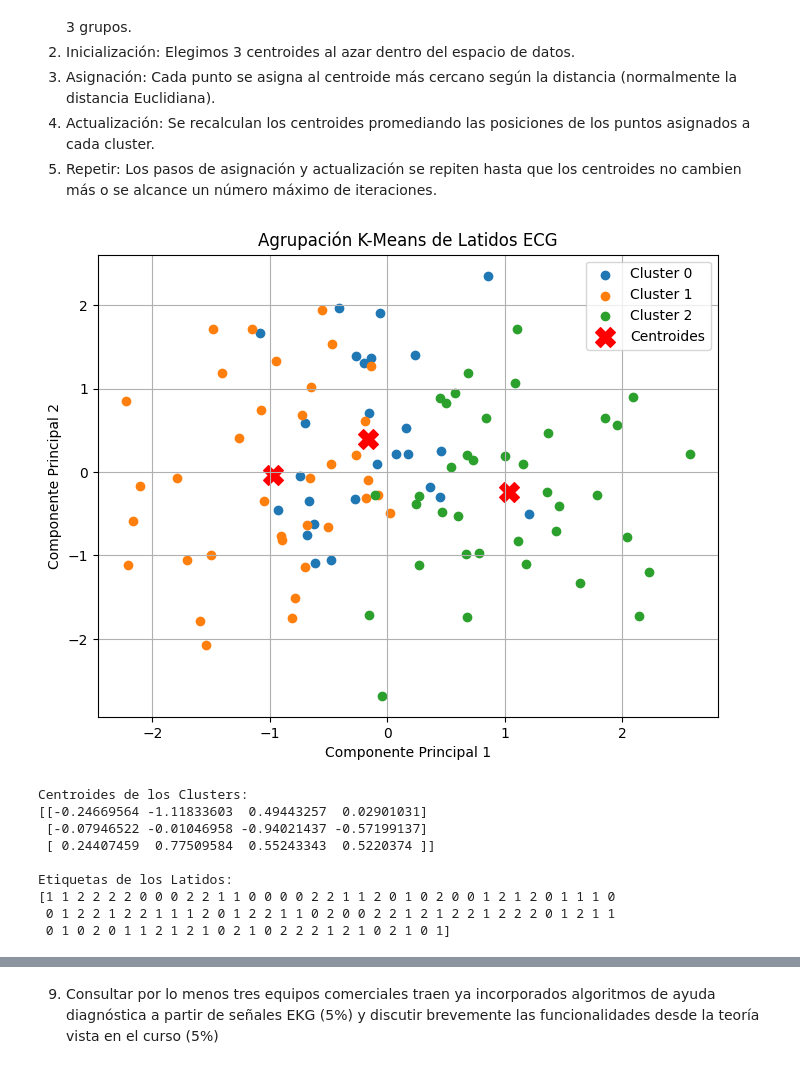
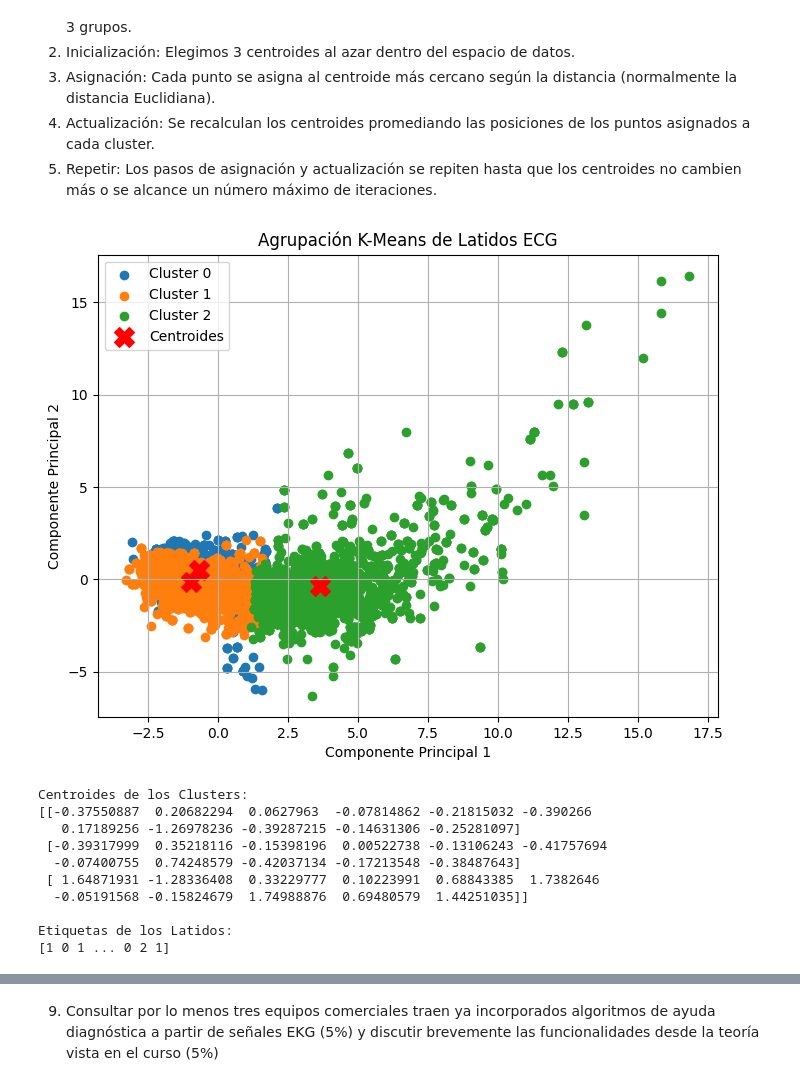
Before and after one commit to MariaOs02/LabBiosenales, a Jupyter notebook: Proyecto_4/Proyecto4.ipynb, the cells around one changed output, grey strips where cells are left out. Saved outputs shown, nothing was run; the diff lists cells and outputs as text; code cells hidden in the pictures.

```diff
--- a/Proyecto_4/Proyecto4.ipynb
+++ b/Proyecto_4/Proyecto4.ipynb
@@ -1010,7 +1025,7 @@ from sklearn.decomposition import PCA
 # Simulación de datos de ECG (Reemplaza esto con tus datos reales)
 # Suponemos que 'X' contiene las características extraídas del ECG (amplitud, duración, intervalos, etc.)
 # Ejemplo ficticio de datos: 100 muestras con 4 características (amplitud de onda P, QRS, T y duración del intervalo RR)
-X = np.random.rand(100, 4) * 100  # Datos ficticios (100 muestras, 4 características)
+# X = np.random.rand(100, 4) * 100  # Datos ficticios (100 muestras, 4 características)
 
 # Escalado de datos para normalizar las características
 scaler = StandardScaler()
@@ -1020,40 +1035,41 @@ X_scaled = scaler.fit_transform(X)
 num_clusters = 3  # Definir el número de clusters
 kmeans = KMeans(n_clusters=num_clusters, random_state=42)
 kmeans.fit(X_scaled)
 
 # Obtener etiquetas de los clusters
 labels = kmeans.labels_
 centroids = kmeans.cluster_centers_
 
 # Visualización utilizando PCA para reducir dimensiones a 2D
 pca = PCA(n_components=2)
 X_pca = pca.fit_transform(X_scaled)
 
 # Graficar los clusters
 plt.figure(figsize=(8, 6))
 for cluster in range(num_clusters):
     plt.scatter(X_pca[labels == cluster, 0], X_pca[labels == cluster, 1], label=f'Cluster {cluster}')
 plt.scatter(pca.transform(centroids)[:, 0], pca.transform(centroids)[:, 1], c='red', marker='X', s=200, label='Centroides')
 plt.title('Agrupación K-Means de Latidos ECG')
 plt.xlabel('Componente Principal 1')
 plt.ylabel('Componente Principal 2')
 plt.legend()
 plt.grid(True)
 plt.show()
 
 # Imprimir resultados
 print("Centroides de los Clusters:")
 print(centroids)
 print("\nEtiquetas de los Latidos:")
 print(labels)
 # %% [output]
-[figure, old version]
+[figure, new version]
 Centroides de los Clusters:
-[[-0.24669564 -1.11833603  0.49443257  0.02901031]
- [-0.07946522 -0.01046958 -0.94021437 -0.57199137]
- [ 0.24407459  0.77509584  0.55243343  0.5220374 ]]
+[[-0.37550887  0.20682294  0.0627963  -0.07814862 -0.21815032 -0.390266
+   0.17189256 -1.26978236 -0.39287215 -0.14631306 -0.25281097]
+ [-0.39317999  0.35218116 -0.15398196  0.00522738 -0.13106243 -0.41757694
+  -0.07400755  0.74248579 -0.42037134 -0.17213548 -0.38487643]
+ [ 1.64871931 -1.28336408  0.33229777  0.10223991  0.68843385  1.7382646
+  -0.05191568 -0.15824679  1.74988876  0.69480579  1.44251035]]
 
 Etiquetas de los Latidos:
-[1 1 2 2 2 2 0 0 0 2 2 1 1 0 0 0 0 2 2 1 1 2 0 1 0 2 0 0 1 2 1 2 0 1 1 1 0
- 0 1 2 2 1 2 2 1 1 1 2 0 1 2 2 1 1 0 2 0 0 2 2 1 2 1 2 2 1 2 2 2 0 1 2 1 1
- 0 1 0 2 0 1 1 2 1 2 1 0 2 1 0 2 2 2 1 2 1 0 2 1 0 1]
+[1 0 1 ... 0 2 1]
```
Also changed, not shown: parts of 10 cells of this notebook.
